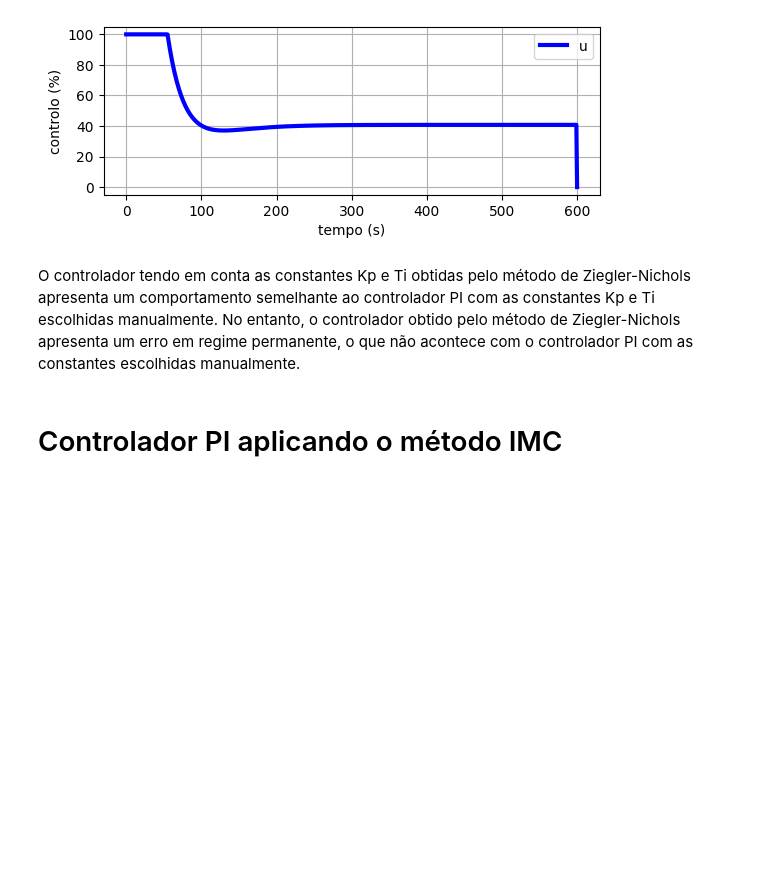
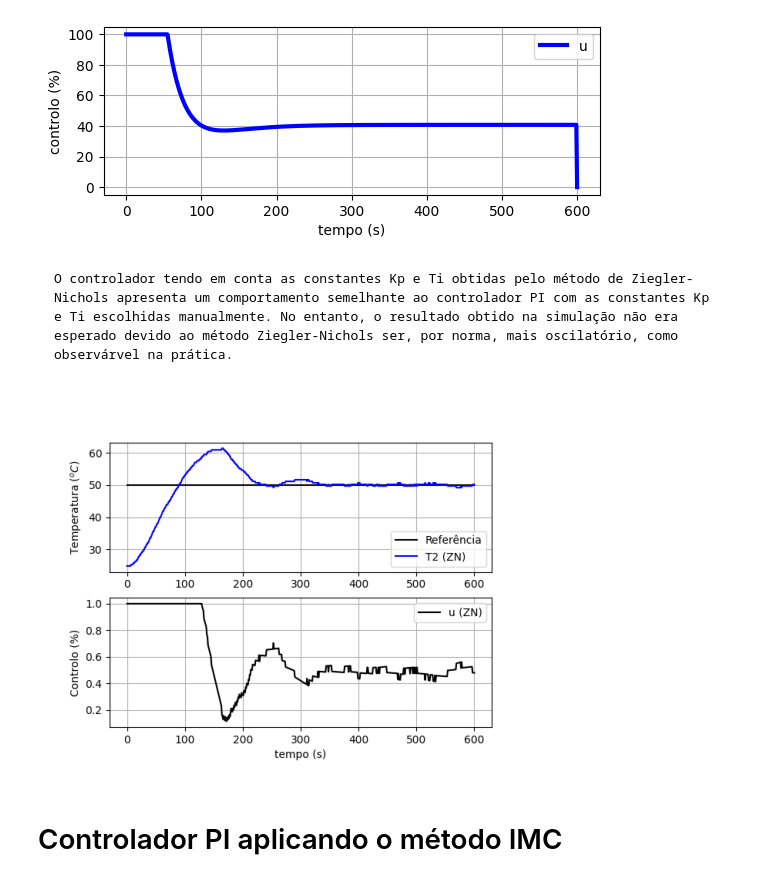
Before and after one commit to pintafacil/SIS, a Jupyter notebook: Guiao2/Guiao2.ipynb, the cells around one changed output. Cells and saved outputs as stored; diff of their text form; code cells hidden in the pictures; blank space fills up the shorter version.

```diff
--- a/Guiao2/Guiao2.ipynb
+++ b/Guiao2/Guiao2.ipynb
@@ -383,7 +383,17 @@ plt.show()
 [figure]
 [figure]
 # %% [markdown]
-O controlador tendo em conta as constantes Kp e Ti obtidas pelo método de Ziegler-Nichols apresenta um comportamento semelhante ao controlador PI com as constantes Kp e Ti escolhidas manualmente. No entanto, o controlador obtido pelo método de Ziegler-Nichols apresenta um erro em regime permanente, o que não acontece com o controlador PI com as constantes escolhidas manualmente.
+    O controlador tendo em conta as constantes Kp e Ti obtidas pelo método de Ziegler-Nichols apresenta um comportamento semelhante ao controlador PI com as constantes Kp e Ti escolhidas manualmente. No entanto, o resultado obtido na simulação não era esperado devido ao método Ziegler-Nichols ser, por norma, mais oscilatório, como observárvel na prática.
+# %%
+# Load the figure
+img = plt.imread('controlo_PI_ZN.png')
+
+# Display the figure
+plt.imshow(img)
+plt.axis('off')
+plt.show()
+# %% [output]
+[figure, added]
 # %% [markdown]
 # Controlador PI aplicando o método IMC
 # %%
```
Also changed, not shown: parts of 10 cells of this notebook, 1 other file.
